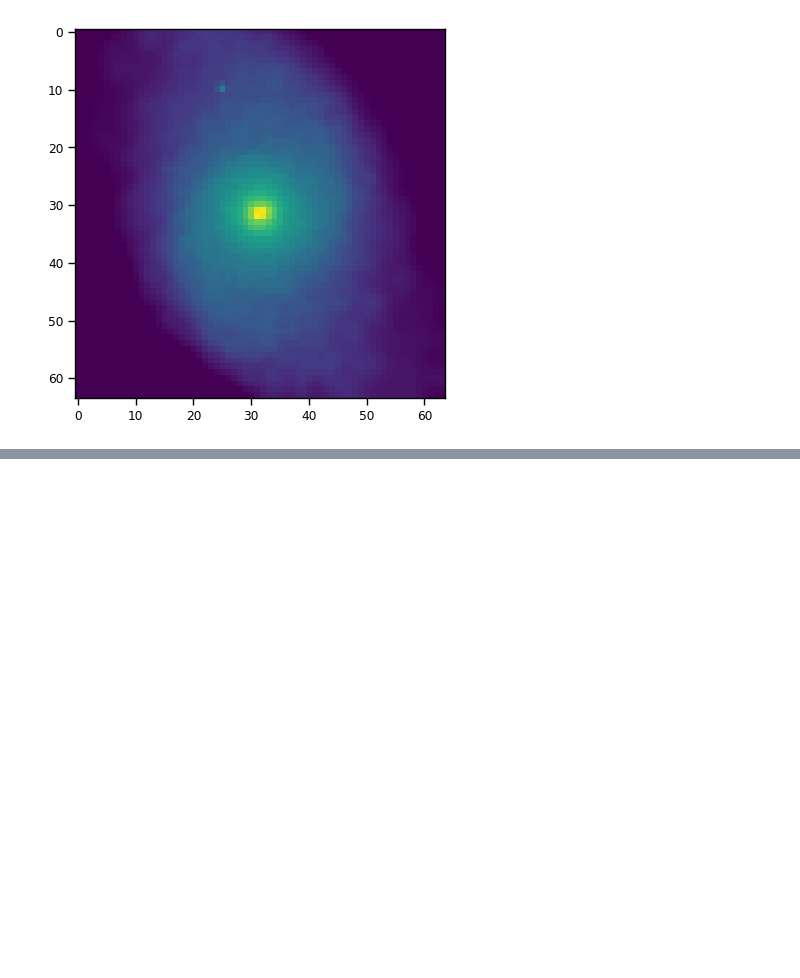
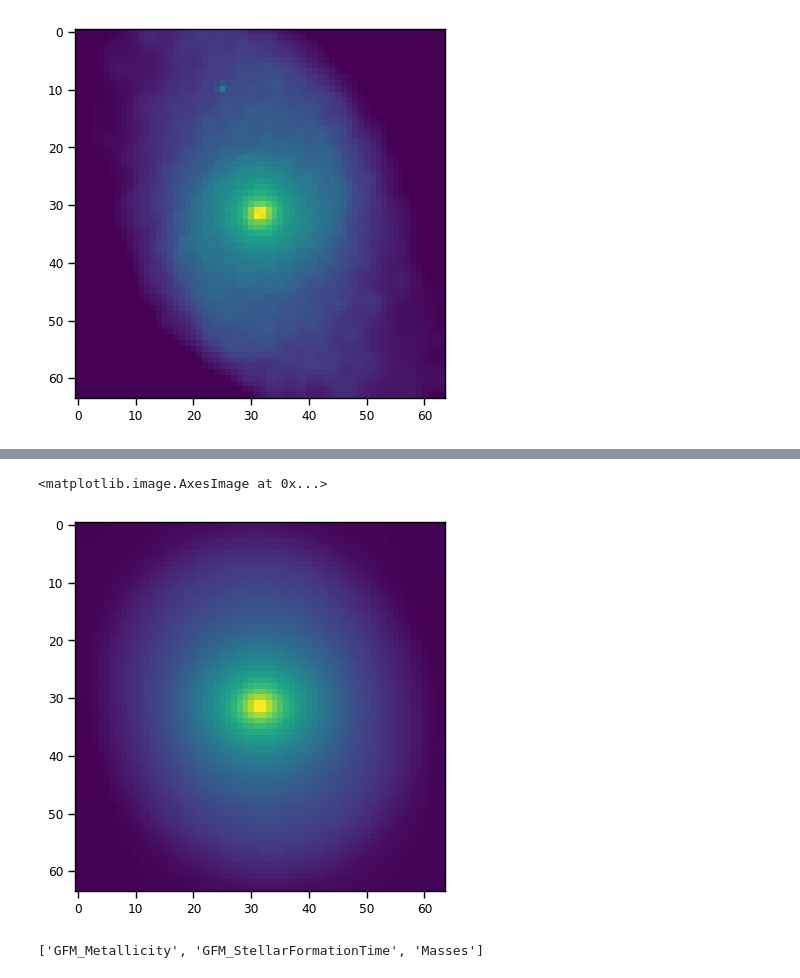
Before and after one commit to ufuk-cakir/MEGS, a Jupyter notebook: exp/network.ipynb, the cells around one changed output, grey strips where cells are left out. Drawn from its saved outputs; the diff is of its cells as text; code cells hidden in the pictures; blank space fills up the shorter version.

```diff
--- a/exp/network.ipynb
+++ b/exp/network.ipynb
@@ -76,0 +116,20 @@ plt.imshow(normed_gal)
+# %%
+massimg = maps[2]
+
+masseigen = eigengalaxies[:,2]
+masseigen.shape
+
+# Project mass galaxy image to eigenspace of mass eigengalaxies
+massimg = maps[2].flatten()-means[2].flatten()
+masseigen = eigengalaxies[:,2].reshape(60,-1)
+projection = np.dot(massimg, masseigen.T)
+
+mass_rec = np.dot(projection, masseigen) + means[2].flatten()
+plt.imshow(mass_rec.reshape(64,64))
+# %% [output]
+<matplotlib.image.AxesImage at 0x...>
+[figure, added]
+# %%
+mm._IMG_ORDER
+# %% [output]
+['GFM_Metallicity', 'GFM_StellarFormationTime', 'Masses']
```
Also changed, not shown: parts of 46 cells of this notebook, 5 other files.
